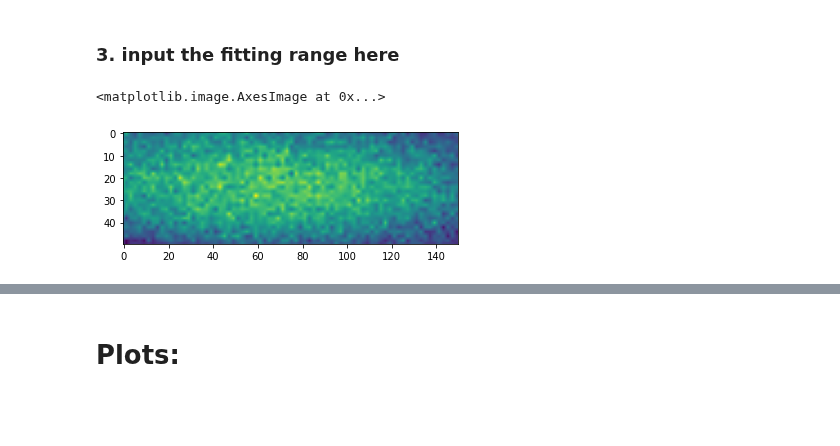
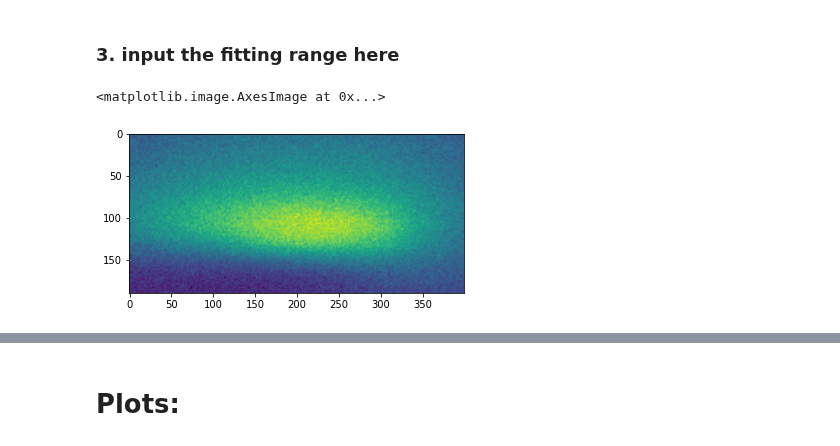
Before and after one commit to JoanneCETsai/Temperature_Calibration, a Jupyter notebook: code/0130_main_copy_change_beamwidthunit.ipynb, the cells around one changed output, grey strips where cells are left out. Saved outputs shown, nothing was run; the diff lists cells and outputs as text; code cells hidden in the pictures; blank space fills up the shorter version.

```diff
--- a/code/0130_main_copy_change_beamwidthunit.ipynb
+++ b/code/0130_main_copy_change_beamwidthunit.ipynb
@@ -105,17 +113,17 @@ plt.show()
 # %% [markdown]
 ### 3. input the fitting range here
 # %%
-X_left_boundry = 185
-X_right_boundry = 235
-Y_left_boundry = 355
-Y_right_boundry = 505
+X_left_boundry = 100
+X_right_boundry = 290
+Y_left_boundry = 200
+Y_right_boundry = 600
 zoomin = get_bright(whole)
 b_zoomin = get_bright(b_whole)
 needed = zoomin - b_zoomin
 plt.imshow(needed)
 # %% [output]
 <matplotlib.image.AxesImage at 0x...>
-[figure, old version]
+[figure, new version]
 # %%
 import matplotlib.pyplot as plt
 import numpy as np
```
Also changed, not shown: parts of 12 cells of this notebook, 2 other files.
